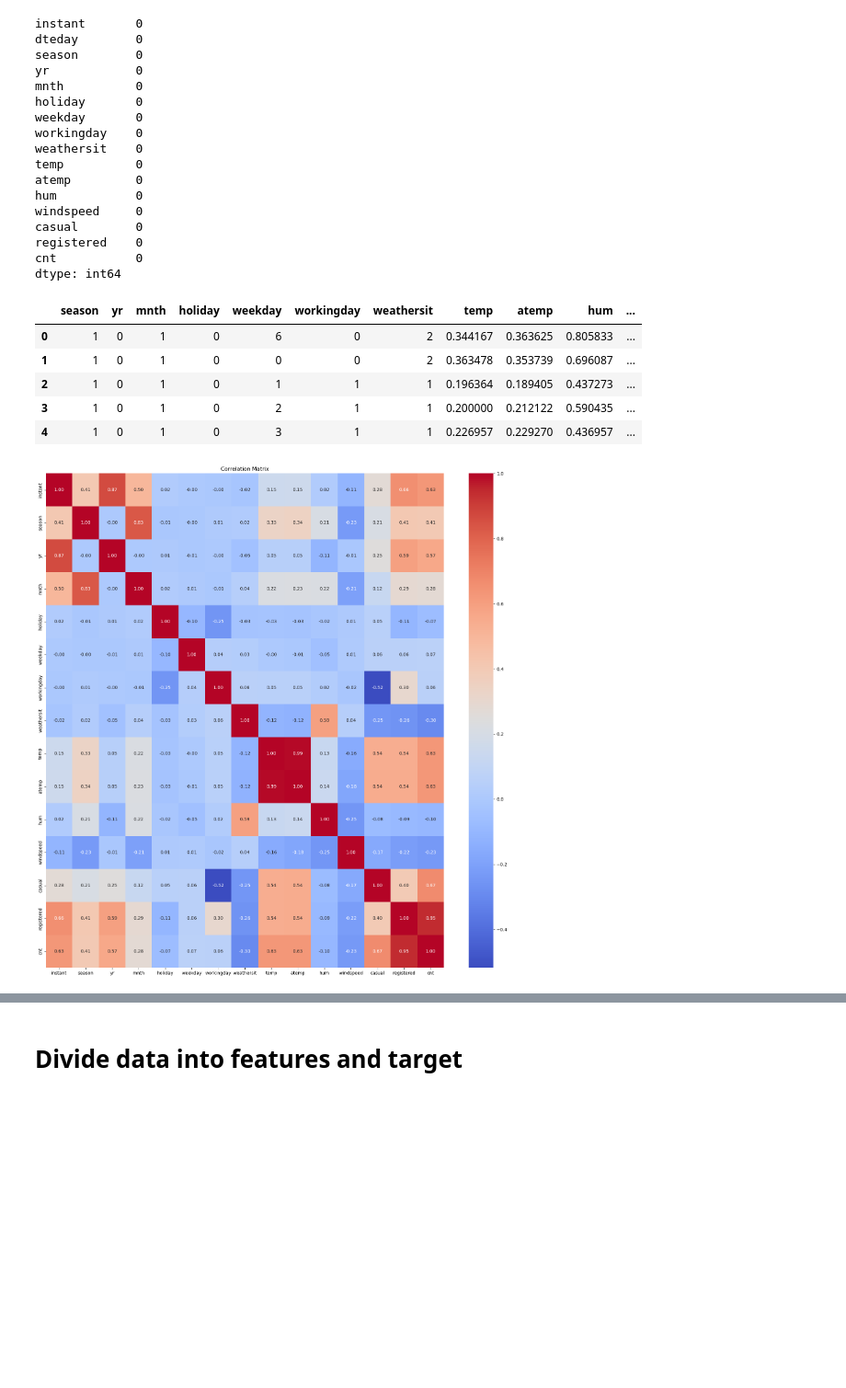
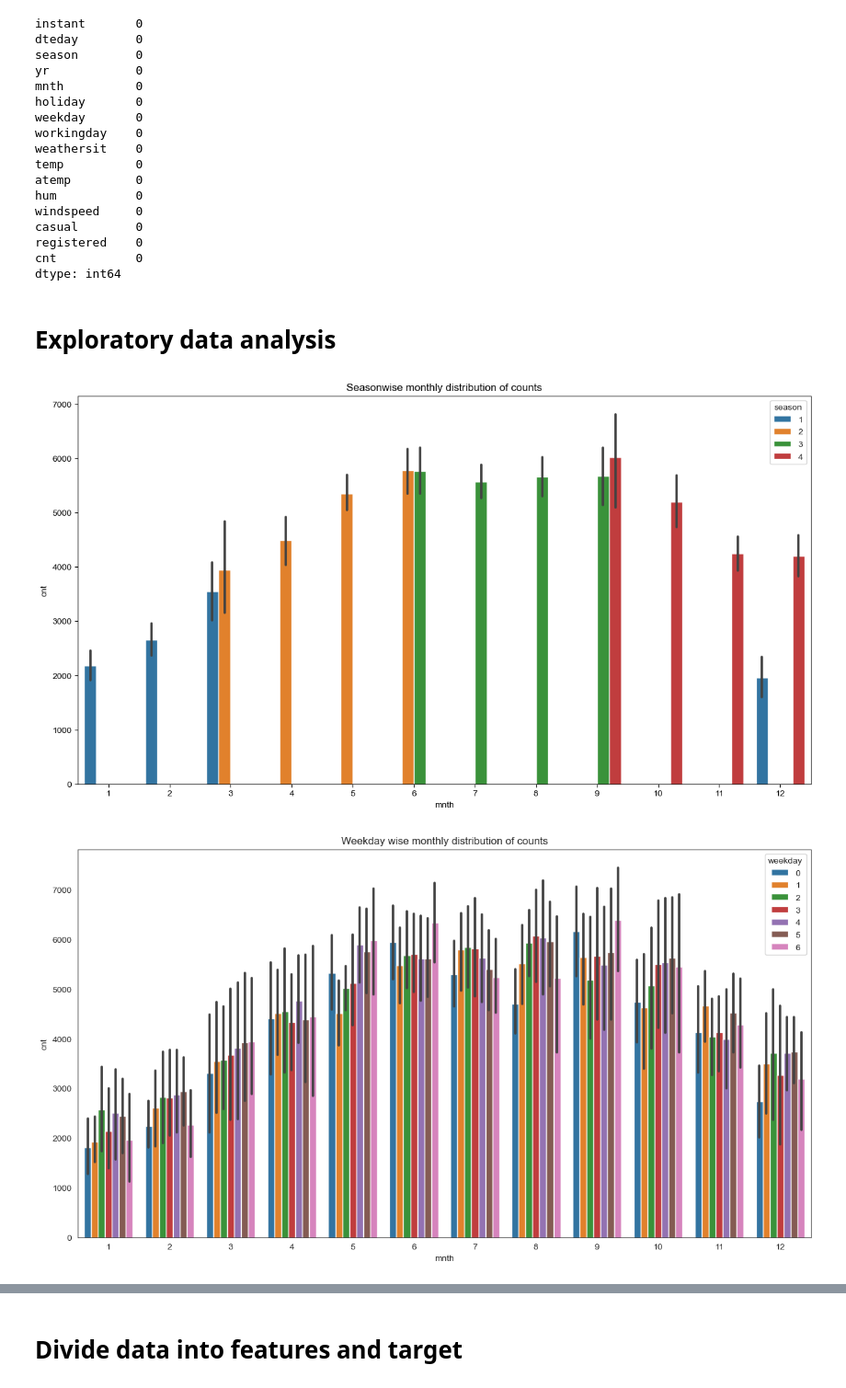
Before and after one commit to Steven2110/MachineLearningLab, a Jupyter notebook: Lab3/Lab3_Wijaya.ipynb, the cells around one changed output, grey strips where cells are left out. Shown: that part at 92% size. Cells and saved outputs as stored; diff of their text form; code cells hidden in the pictures; blank space fills up the shorter version.

```diff
--- a/Lab3/Lab3_Wijaya.ipynb
+++ b/Lab3/Lab3_Wijaya.ipynb
@@ -72,21 +87,20 @@ casual        0
 registered    0
 cnt           0
 dtype: int64
-# %%
-df.drop(['instant', 'dteday'], axis=1, inplace=True)
-df.head()
-# %% [output]
-|  | season | yr | mnth | holiday | weekday | workingday | weathersit | temp | atemp | hum | ... |
-| 0 | 1 | 0 | 1 | 0 | 6 | 0 | 2 | 0.344167 | 0.363625 | 0.805833 | ... |
-| 1 | 1 | 0 | 1 | 0 | 0 | 0 | 2 | 0.363478 | 0.353739 | 0.696087 | ... |
-| 2 | 1 | 0 | 1 | 0 | 1 | 1 | 1 | 0.196364 | 0.189405 | 0.437273 | ... |
-| 3 | 1 | 0 | 1 | 0 | 2 | 1 | 1 | 0.200000 | 0.212122 | 0.590435 | ... |
-| 4 | 1 | 0 | 1 | 0 | 3 | 1 | 1 | 0.226957 | 0.229270 | 0.436957 | ... |
-# %%
-correlation_matrix = df.corr()
-plt.figure(figsize=(20,20))
-sns.heatmap(correlation_matrix, annot=True, cmap='coolwarm', fmt='.2f')
-plt.title('Correlation Matrix')
-plt.show()
-# %% [output]
-[figure, removed]
+# %% [markdown]
+# Exploratory data analysis
+# %%
+fig,ax=plt.subplots(figsize=(15,8))
+sns.set_style('white')
+#Bar plot for seasonwise monthly distribution of counts
+sns.barplot(x='mnth',y='cnt',data=df[['mnth','cnt','season']],hue='season',ax=ax)
+ax.set_title('Seasonwise monthly distribution of counts')
+plt.show()
+#Bar plot for weekday wise monthly distribution of counts
+fig,ax1=plt.subplots(figsize=(15,8))
+sns.barplot(x='mnth',y='cnt',data=df[['mnth','cnt','weekday']],hue='weekday',ax=ax1)
+ax1.set_title('Weekday wise monthly distribution of counts')
+plt.show()
+# %% [output]
+[figure, added]
+[figure, added]
```
Also changed, not shown: parts of 86 cells of this notebook, 3 other files.
